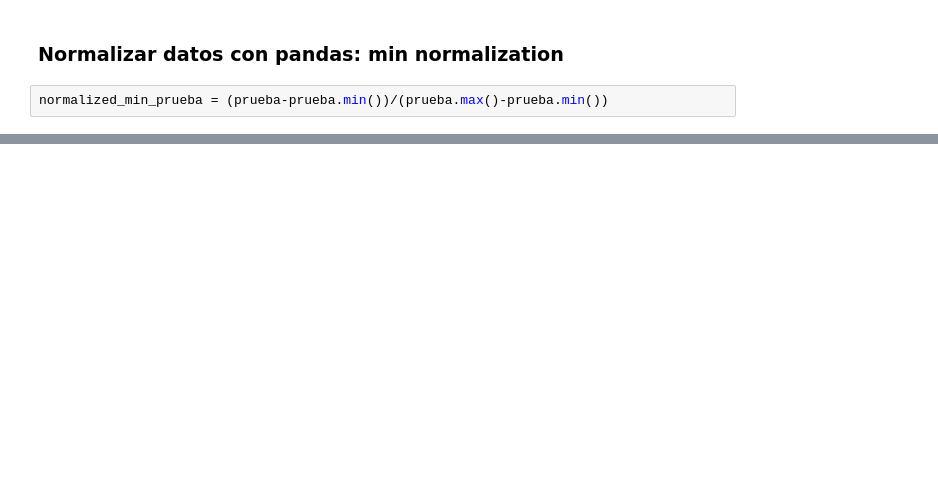
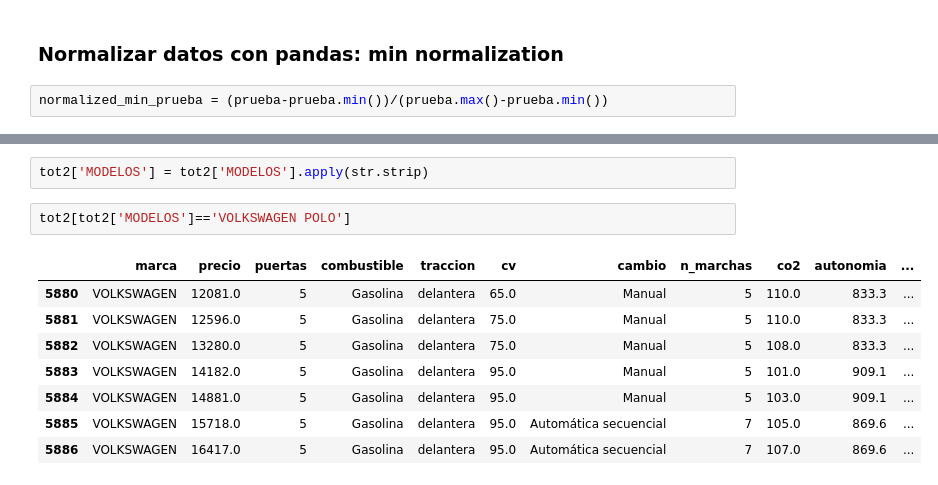
Before and after one commit to prealfer/TFM_Recomendador_de_automoviles, a Jupyter notebook: Construcción Dataframe definitivo.ipynb, the cells around one changed output, grey strips where cells are left out. Saved outputs shown, nothing was run; the diff lists cells and outputs as text; blank space fills up the shorter version.

```diff
--- a/Construcción Dataframe definitivo.ipynb
+++ b/Construcción Dataframe definitivo.ipynb
@@ -1994,0 +2033,13 @@ normalized_min_prueba = (prueba-prueba.min())/(prueba.max()-prueba.min())
+# %%
+tot2['MODELOS'] = tot2['MODELOS'].apply(str.strip)
+# %%
+tot2[tot2['MODELOS']=='VOLKSWAGEN POLO']
+# %% [output]
+|  | marca | precio | puertas | combustible | traccion | cv | cambio | n_marchas | co2 | autonomia | ... |
+| 5880 | VOLKSWAGEN | 12081.0 | 5 | Gasolina | delantera | 65.0 | Manual | 5 | 110.0 | 833.3 | ... |
+| 5881 | VOLKSWAGEN | 12596.0 | 5 | Gasolina | delantera | 75.0 | Manual | 5 | 110.0 | 833.3 | ... |
+| 5882 | VOLKSWAGEN | 13280.0 | 5 | Gasolina | delantera | 75.0 | Manual | 5 | 108.0 | 833.3 | ... |
+| 5883 | VOLKSWAGEN | 14182.0 | 5 | Gasolina | delantera | 95.0 | Manual | 5 | 101.0 | 909.1 | ... |
+| 5884 | VOLKSWAGEN | 14881.0 | 5 | Gasolina | delantera | 95.0 | Manual | 5 | 103.0 | 909.1 | ... |
+| 5885 | VOLKSWAGEN | 15718.0 | 5 | Gasolina | delantera | 95.0 | Automática secuencial | 7 | 105.0 | 869.6 | ... |
+| 5886 | VOLKSWAGEN | 16417.0 | 5 | Gasolina | delantera | 95.0 | Automática secuencial | 7 | 107.0 | 869.6 | ... |
```
Also changed, not shown: parts of 8 cells of this notebook.
